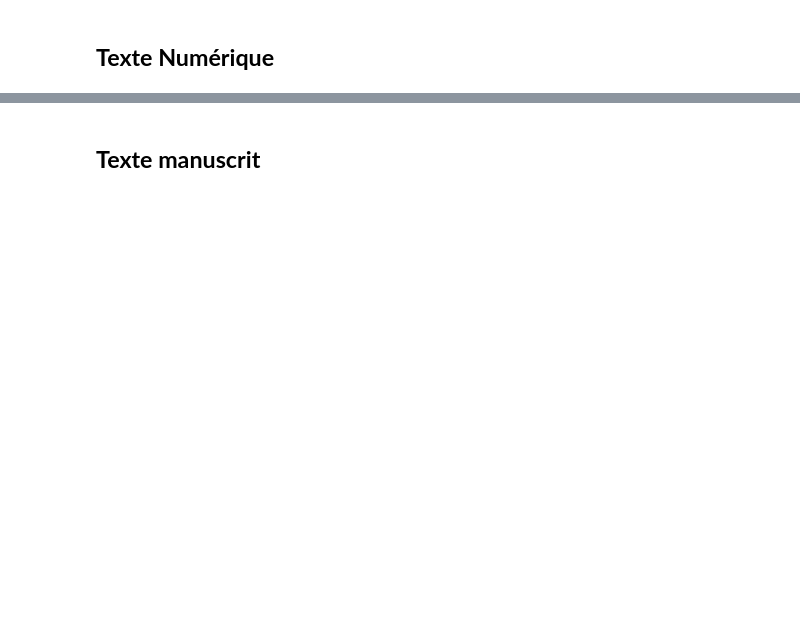
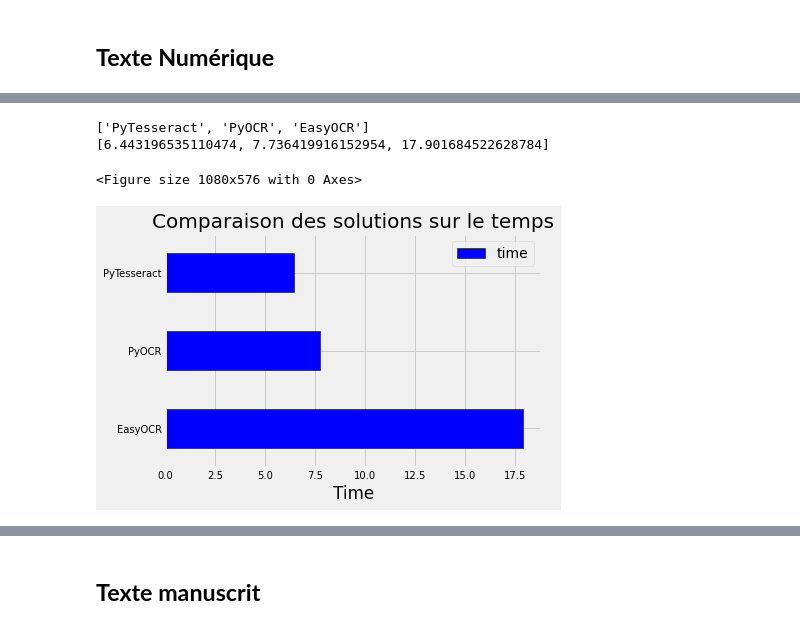
Before and after one commit to ebongoa/PI17, a Jupyter notebook: matrice-de-d-cision-ocr.ipynb, the cells around one changed output, grey strips where cells are left out. Saved outputs shown, nothing was run; the diff lists cells and outputs as text; code cells hidden in the pictures; blank space fills up the shorter version.

```diff
--- a/matrice-de-d-cision-ocr.ipynb
+++ b/matrice-de-d-cision-ocr.ipynb
@@ -161,0 +212,19 @@ Text(0.5, 1.0, 'Comparaison des solutions')
+# %%
+plt.style.use('fivethirtyeight')
+fig = plt.figure(figsize = (15, 8))
+
+model_comparison = pd.DataFrame({'model': X,'time': times})
+model_comparison.sort_values('time', ascending = False).plot(x = 'model', y ='time', kind = 'barh', color = 'blue', edgecolor = 'black')
+
+plt.ylabel('')
+plt.yticks(size = 10)
+plt.xlabel('Time')
+plt.xticks(size = 10)
+plt.title('Comparaison des solutions sur le temps', size=20)
+print(X)
+print(times)
+# %% [output]
+['PyTesseract', 'PyOCR', 'EasyOCR']
+[6.443196535110474, 7.736419916152954, 17.901684522628784]
+<Figure size 1080x576 with 0 Axes>
+[figure, added]
```
Also changed, not shown: parts of 45 cells of this notebook.
